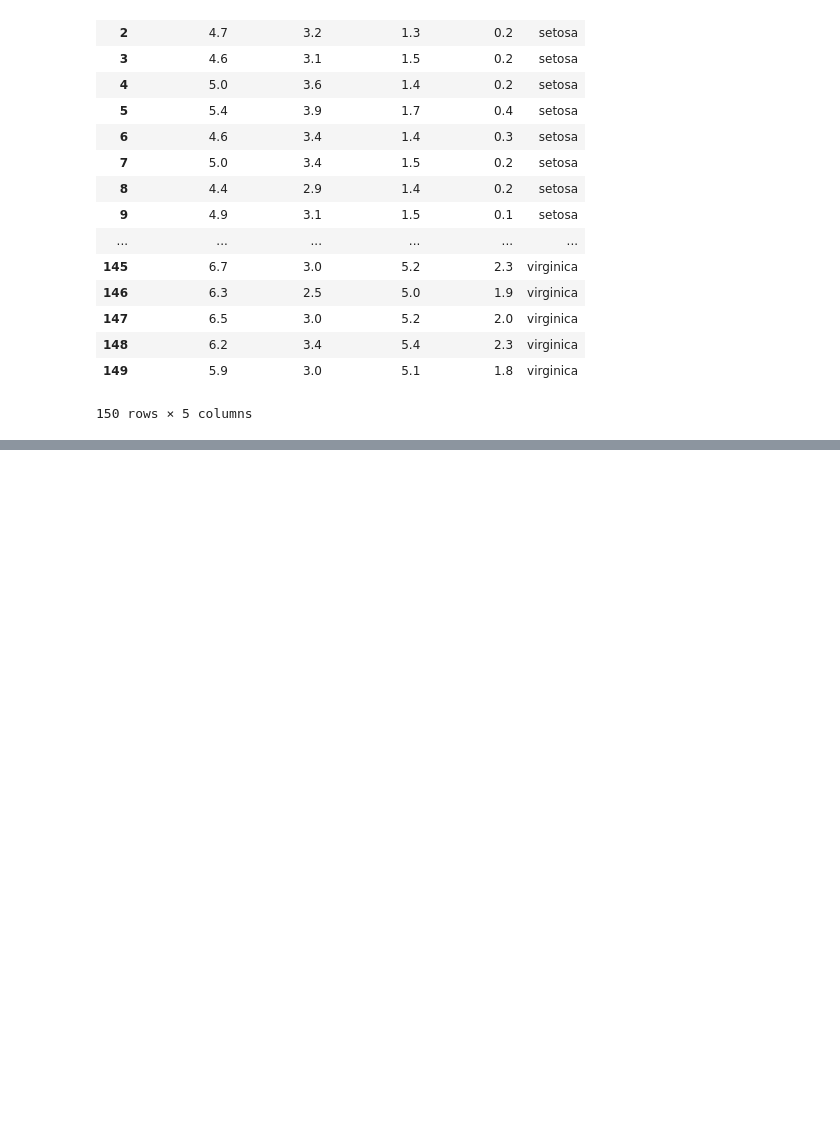
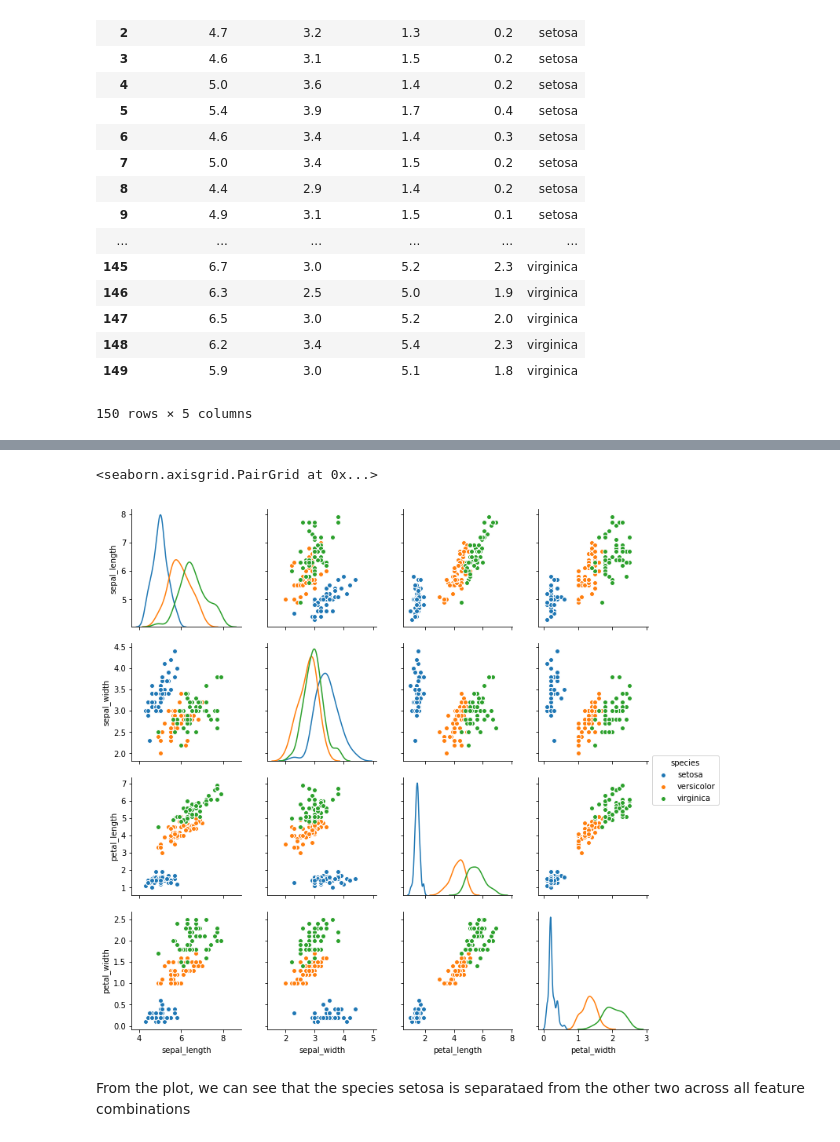
Before and after one commit to conormc93/EmergingTech, a Jupyter notebook: Iris Dataset.ipynb, the cells around one changed output, grey strips where cells are left out. Saved outputs shown, nothing was run; the diff lists cells and outputs as text; code cells hidden in the pictures; blank space fills up the shorter version.

```diff
--- a/Iris Dataset.ipynb
+++ b/Iris Dataset.ipynb
@@ -42,0 +62,8 @@ df
+# %%
+# Using seaborn pairplot to see the bivariate relation between each pair of features
+sns.pairplot(df, hue="species", diag_kind="kde")
+# %% [output]
+<seaborn.axisgrid.PairGrid at 0x...>
+[figure, added]
+# %% [markdown]
+From the plot, we can see that the species setosa is separataed from the other two across all feature combinations
```
Also changed, not shown: parts of 4 cells of this notebook.
